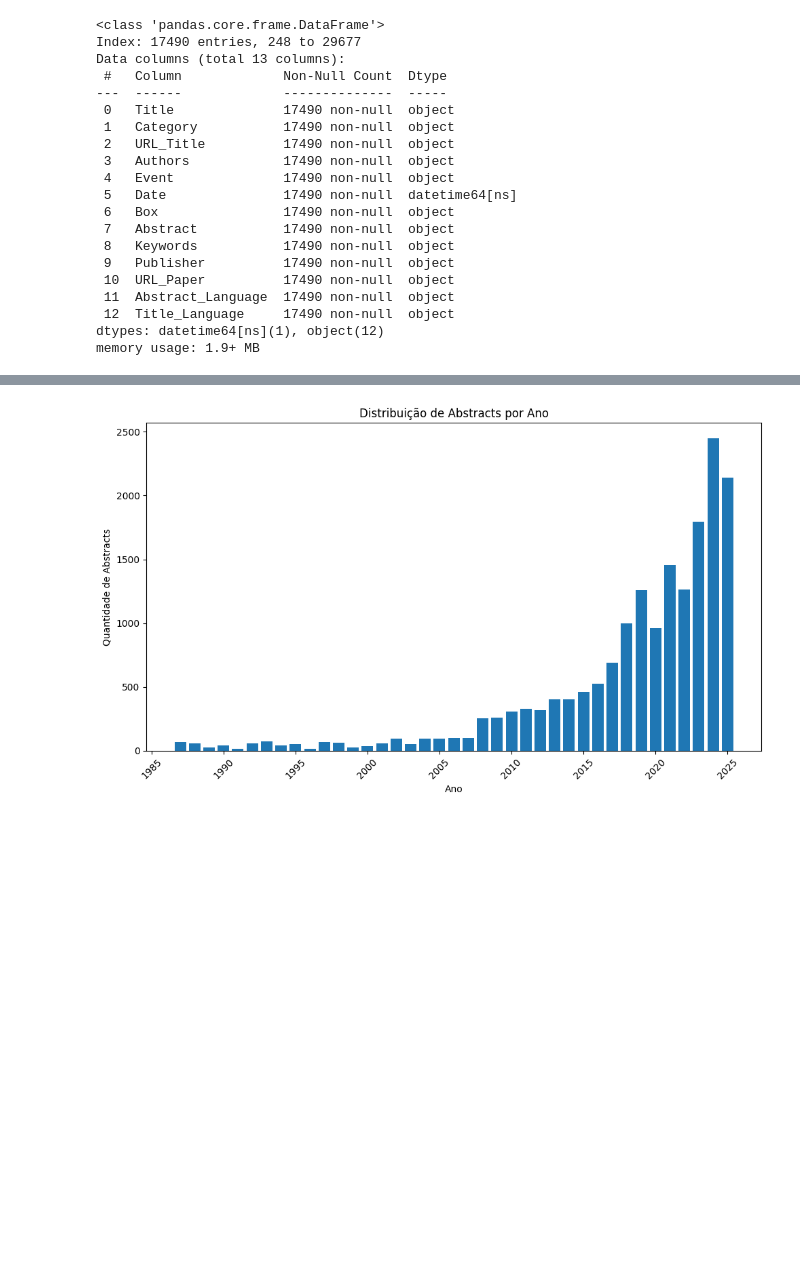
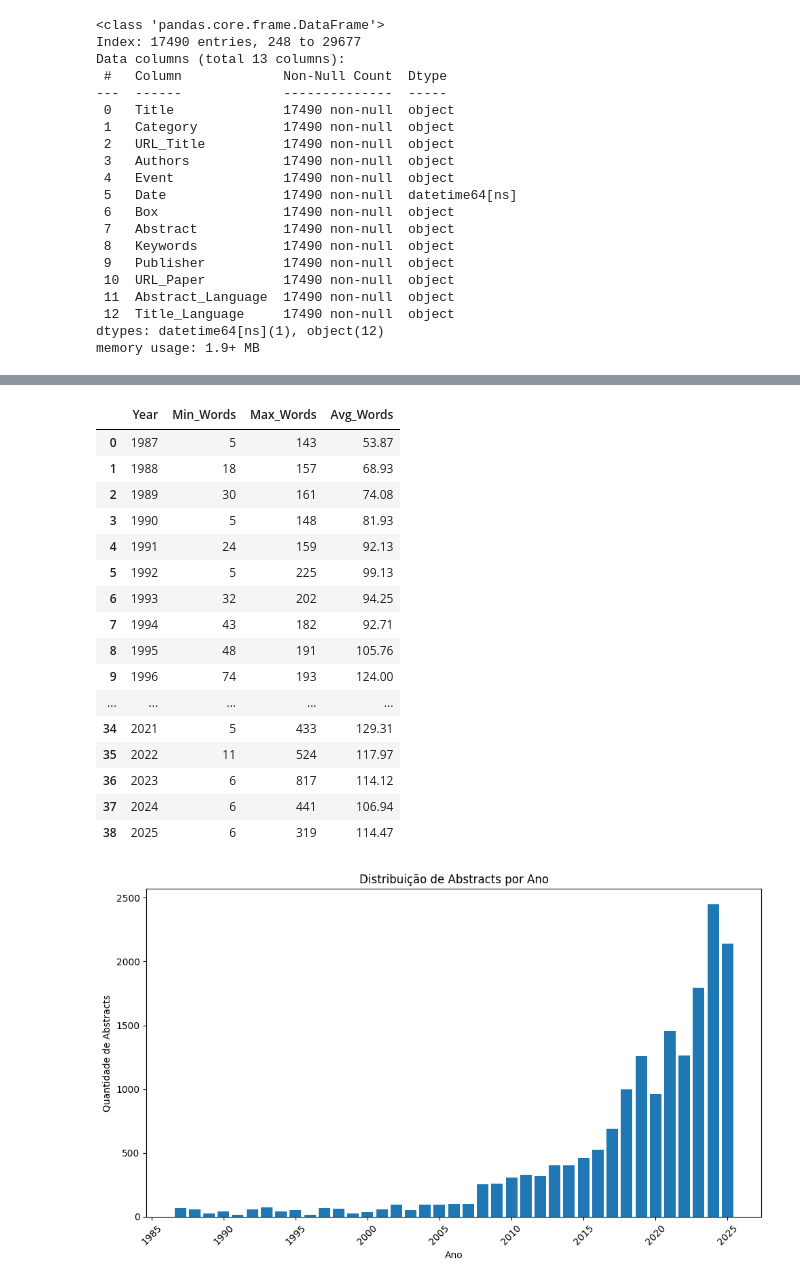
Before and after one commit to Thiago-Ruiz/Projeto-Mestrado, a Jupyter notebook: Experimentos/PaperWebScraping.ipynb, the cells around one changed output, grey strips where cells are left out. Cells and saved outputs as stored; diff of their text form; code cells hidden in the pictures; blank space fills up the shorter version.

```diff
--- a/Experimentos/PaperWebScraping.ipynb
+++ b/Experimentos/PaperWebScraping.ipynb
@@ -477,0 +462,32 @@ memory usage: 1.1+ MB
+# %%
+# Tamanho Mínimo (palavras) de um Resumo por ano
+# Tamanho Máximo (palavras) de um Resumo por ano
+# Média de Palavras de um Resumo por ano
+# Armazenar em um DataFrame e exportar para CSV
+
+resultados = []
+
+for year in sorted(df__merged_portuguese['Year'].unique()):
+    abstracts_year = df__merged_portuguese[df__merged_portuguese['Year'] == year]['Abstract']
+    word_counts = abstracts_year.apply(lambda x: len(str(x).split()))
+
+    min_words = word_counts.min()
+    max_words = word_counts.max()
+    avg_words = word_counts.mean()
+
+        # Armazena os resultados
+    resultados.append({
+        'Year': year,
+        'Min_Words': min_words,
+        'Max_Words': max_words,
+        'Avg_Words': round(avg_words, 2)
+    })
+
+    print(
+        f"Ano: {year} - "
+        f"Mínimo: {min_words} palavras, "
+        f"Máximo: {max_words} palavras, "
+        f"Média: {avg_words:.2f} palavras"
+    )
+
+    print(f"Ano: {year} - Mínimo: {min_words} palavras, Máximo: {max_words} palavras, Média: {avg_words:.2f} palavras")
@@ -478,3 +512,25 @@ memory usage: 1.1+ MB
+# %%
+df_est_resumos = pd.DataFrame(resultados)
+
+df_est_resumos.head(40)
+# %% [output]
+|  | Year | Min_Words | Max_Words | Avg_Words |
+| 0 | 1987 | 5 | 143 | 53.87 |
+| 1 | 1988 | 18 | 157 | 68.93 |
+| 2 | 1989 | 30 | 161 | 74.08 |
+| 3 | 1990 | 5 | 148 | 81.93 |
+| 4 | 1991 | 24 | 159 | 92.13 |
+| 5 | 1992 | 5 | 225 | 99.13 |
+| 6 | 1993 | 32 | 202 | 94.25 |
+| 7 | 1994 | 43 | 182 | 92.71 |
+| 8 | 1995 | 48 | 191 | 105.76 |
+| 9 | 1996 | 74 | 193 | 124.00 |
+| ... | ... | ... | ... | ... |
+| 34 | 2021 | 5 | 433 | 129.31 |
+| 35 | 2022 | 11 | 524 | 117.97 |
+| 36 | 2023 | 6 | 817 | 114.12 |
+| 37 | 2024 | 6 | 441 | 106.94 |
+| 38 | 2025 | 6 | 319 | 114.47 |
 # %%
 recorte_anos = [2020, 2021, 2022, 2023, 2024, 2025]
 
```
Also changed, not shown: parts of 4 cells of this notebook, 7 other files.
